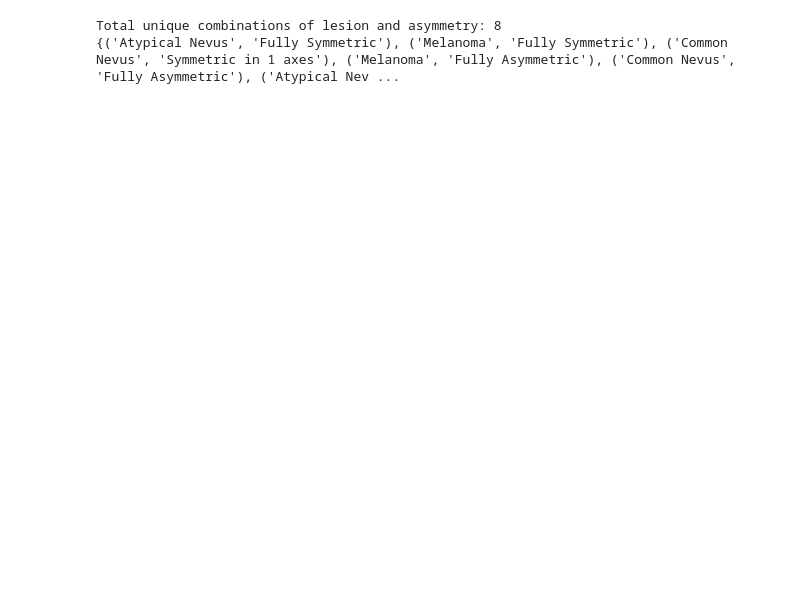
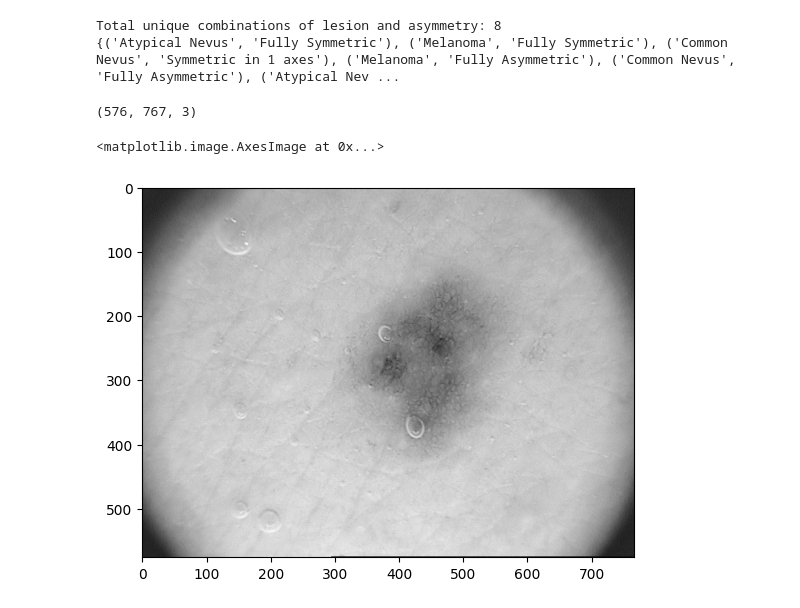
Before and after one commit to Rapuris/Medical-Image-Analysis-Spring-2024, a Jupyter notebook: skin.ipynb, the cells around one changed output. Cells and saved outputs as stored; diff of their text form; code cells hidden in the pictures; blank space fills up the shorter version.

Commit message:
wrote code to load images and masks as a list

```diff
--- a/skin.ipynb
+++ b/skin.ipynb
@@ -38,3 +39,35 @@ Total unique combinations of lesion and asymmetry: 8
 import cv2
 import numpy as np
 import matplotlib.pyplot as plt
+# %%
+# Load data
+images = list()
+masks = list()
+labels = list()
+# Loop through each folder, subfolder, and file
+for root, dirs, files in os.walk(directory_path):
+    for file in files:
+        # Check if the file is a JSON file
+        if file.endswith('.json'):
+            json_path = os.path.join(root, file)
+            # Open and read the JSON file
+            with open(json_path, 'r') as json_file:
+                data = json.load(json_file)
+                # Extract the lesion and asymmetry values
+                lesion_class = data.get("Lesion Class")
+                asymmetry_label = data.get("Asymmetry Label")
+                labels.append([lesion_class, asymmetry_label])
+        # Check if the file is a JSON file
+        elif file.endswith('.bmp'):
+            im_path = os.path.join(root, file)
+            if (file.__contains__("lesion")):
+                masks.append(cv2.imread(im_path))
+            else:
+                images.append(cv2.imread(im_path))
+# %%
+print(images[1].shape)
+plt.imshow(cv2.cvtColor(images[1], cv2.COLOR_BGR2GRAY), cmap = "gray")
+# %% [output]
+(576, 767, 3)
+<matplotlib.image.AxesImage at 0x...>
+[figure, added]
```
Also changed, not shown: parts of 1 cell of this notebook.
